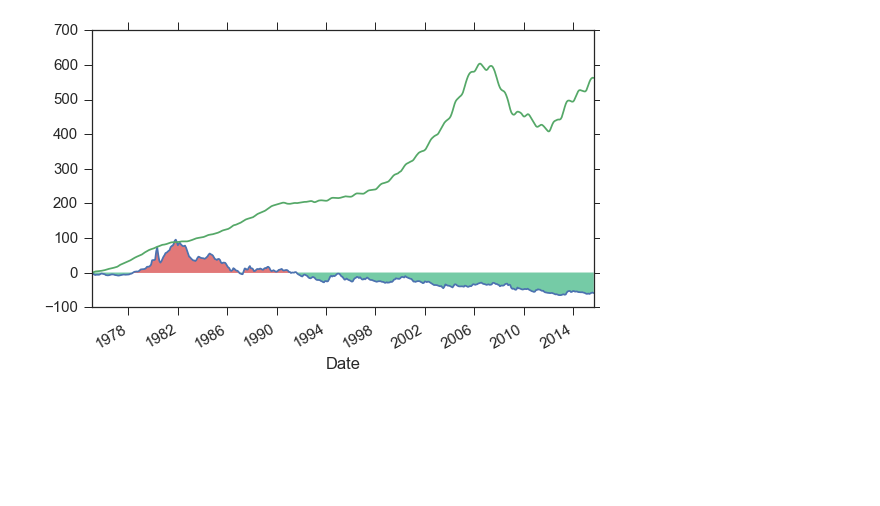
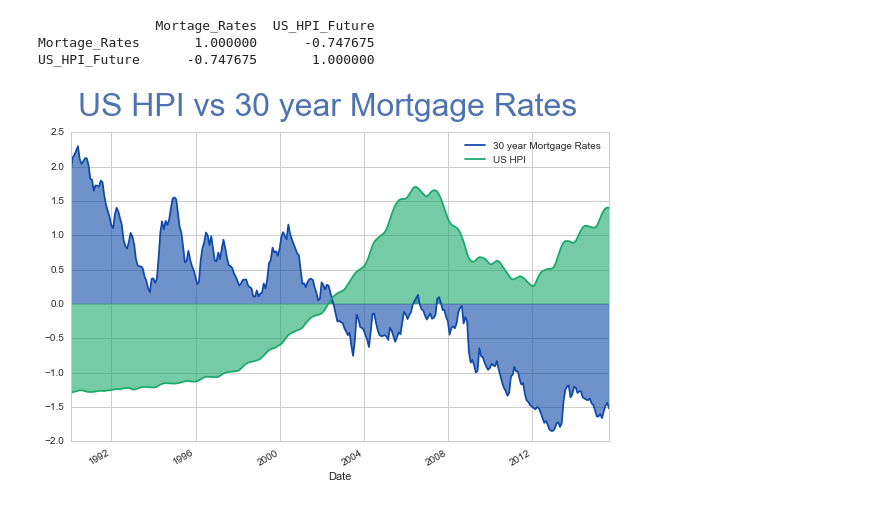
Before and after one commit to archimitra/housing-market-investment-classifier, a Jupyter notebook: Housing Market Investment Prediction.ipynb, the cells around one changed output. Saved outputs shown, nothing was run; the diff lists cells and outputs as text; code cells hidden in the pictures; blank space fills up the shorter version.

```diff
--- a/Housing Market Investment Prediction.ipynb
+++ b/Housing Market Investment Prediction.ipynb
@@ -91,16 +98,16 @@ plt.show()
 # %%
-HPI_combined = HPI_All_States.join(HPI_US["US_HPI_Future"])
+HPI_combined = HPI_All_States.join(HPI_US[['US_HPI', "US_HPI_Future"]])
 HPI_combined.dropna(inplace = True)
+
 HPI_corr = HPI_combined.corr()
-HPI_corr = HPI_corr.iloc[0:50]["US_HPI_Future"]
-#print(HPI_corr)
+print(HPI_corr.describe())
+HPI_corr = HPI_corr.iloc[0:50][['US_HPI',"US_HPI_Future"]]
+
 Least_corr_states = (HPI_corr.sort(inplace = False)).head(5)
 Least_corr_states = list(Least_corr_states.index.values)
 Highest_corr_states = (HPI_corr.sort(inplace = False)).tail(5)
 Highest_corr_states = list(Highest_corr_states.index.values)
 
-sns.set_style("ticks", {"xtick.major.size": 8, "ytick.major.size": 8})
-plt.suptitle("Least Correlated States HPI Vs US HPI", x=0.5,y=0.96, color = 'b', size = 38)
 for num in range(np.int(len(Least_corr_states)/5)):
     g = sns.PairGrid(HPI_combined, x_vars= Least_corr_states[num:num+5], y_vars=["US_HPI_Future"], palette="Set2", size = 5)
     g.map(sns.kdeplot, cmap="Blues_d", n_levels=6)
@@ -124,5 +147,9 @@ def gdp():
 US_GDP = gdp()
 HPI_combined = HPI_combined.join(US_GDP["US_gdp"])
 HPI_combined.dropna(inplace = True)
-sns.jointplot(x=HPI_combined["US_HPI_FutureUS_HPI_Future"], y=HPI_combined["US_gdp"], kind = 'kde', color="#0d8551");
+
+print(HPI_combined[["US_gdp","US_HPI_Future"]].corr())
+
+sns.set(style="white")
+sns.jointplot(x=HPI_combined["US_HPI_Future"], y=HPI_combined["US_gdp"], kind = 'kde', color="#0d8551", space = 0, size = 7)
 # %% [output]
@@ -130,26 +161,40 @@ sns.jointplot(x=HPI_combined["US_HPI_FutureUS_HPI_Future"], y=HPI_combined["US_g
 # %%
 #Getting US Mortgage rates data
 def mortgage_30():
     df = Quandl.get("FMAC/MORTG", authtoken = auth_token, trim_start = "1975-01-01")
     df.columns = ["Mortage_Rates"]
     #Scaling and adjusting data points
     df["Mortage_Rates"] = ((df["Mortage_Rates"]-df["Mortage_Rates"][0])/df["Mortage_Rates"][0]) * 100
     df = df.resample('D')
     df = df.resample('M')
     return df
-US_Mortgage = mortgage_30()
-HPI_combined = HPI_combined.join(US_Mortgage)
+
+#Combining and checking correlation
+Mortage_Rates = mortgage_30()
+HPI_combined = HPI_combined.join(Mortage_Rates)
 HPI_combined.dropna(inplace = True)
-#sns.set_style("ticks", {"xtick.size": 10000, "ytick.minor.size": 8})
-#sns.distplot(US_Mortgage)
+print(HPI_combined[["Mortage_Rates","US_HPI_Future"]].corr())
+
+#Normalizing to faciliate plotting in same axes
+HPI_combined_norm = (HPI_combined - HPI_combined.mean())/HPI_combined.std()
+
+#Plotting US HPI vs 30 year Mortgage Rates
+sns.set(style='whitegrid')
 ax1 =  plt.subplot2grid((1,1),(0,0))
-ax1.plot(HPI_combined.index, HPI_combined.Mortage_Rates)
-ax1.fill_between(HPI_combined.index, HPI_combined.Mortage_Rates, 0, where=(HPI_combined.Mortage_Rates > 0),
-                 alpha = 0.6, color = '#d01f1f')
-ax1.fill_between(HPI_combined.index, HPI_combined.Mortage_Rates, 0, where=(HPI_combined.Mortage_Rates < 0),
-                 alpha = 0.6, color = '#19a96b')
-HPI_combined['US_HPI_Future'].plot(ax = ax1, label = 'US HPI')
+plt.suptitle("US HPI vs 30 year Mortgage Rates", x=0.5,y=0.98, color = 'b', size = 32)
+
+ax1.plot(HPI_combined_norm.index, HPI_combined_norm.Mortage_Rates, label = '30 year Mortgage Rates',color = '#1049a9')
+HPI_combined_norm['US_HPI_Future'].plot(ax = ax1, label = 'US HPI', color = '#19a96b')
+#Adding a fill
+ax1.fill_between(HPI_combined_norm.index, HPI_combined_norm.Mortage_Rates, alpha = 0.6, color = '#1049a9')
+ax1.fill_between(HPI_combined_norm.index, HPI_combined_norm['US_HPI_Future'], alpha = 0.6, color = '#19a96b')
+
+plt.subplots_adjust(left=0.056, bottom=0.10, right=0.99, top=0.88, wspace=0.0, hspace=0.0)
+plt.legend()
 plt.show()
 # %% [output]
+               Mortage_Rates  US_HPI_Future
+Mortage_Rates       1.000000      -0.747675
+US_HPI_Future      -0.747675       1.000000
-[figure, old version]
+[figure, new version]
 # %%
```
Also changed, not shown: parts of 10 cells of this notebook, 2 other files.
